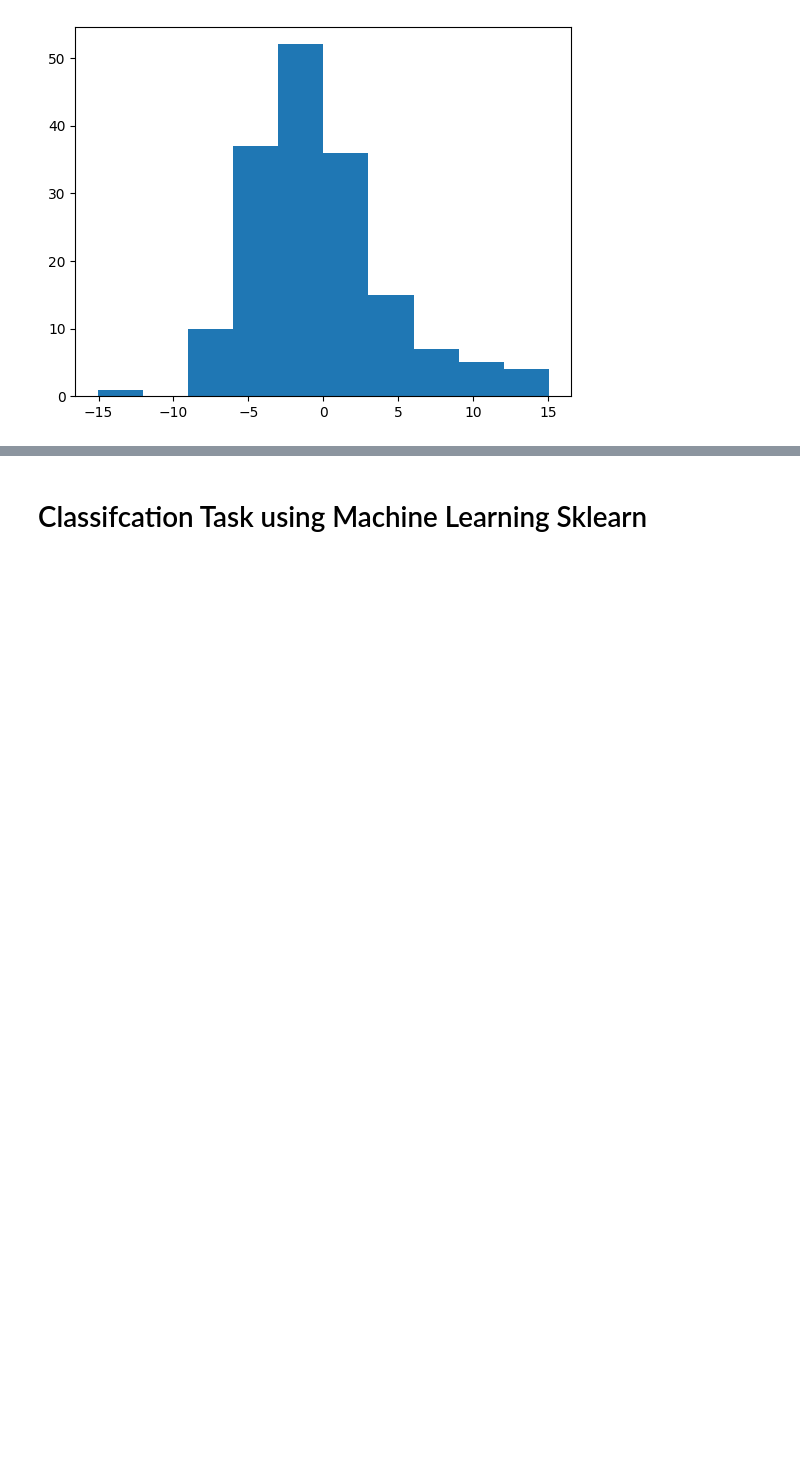
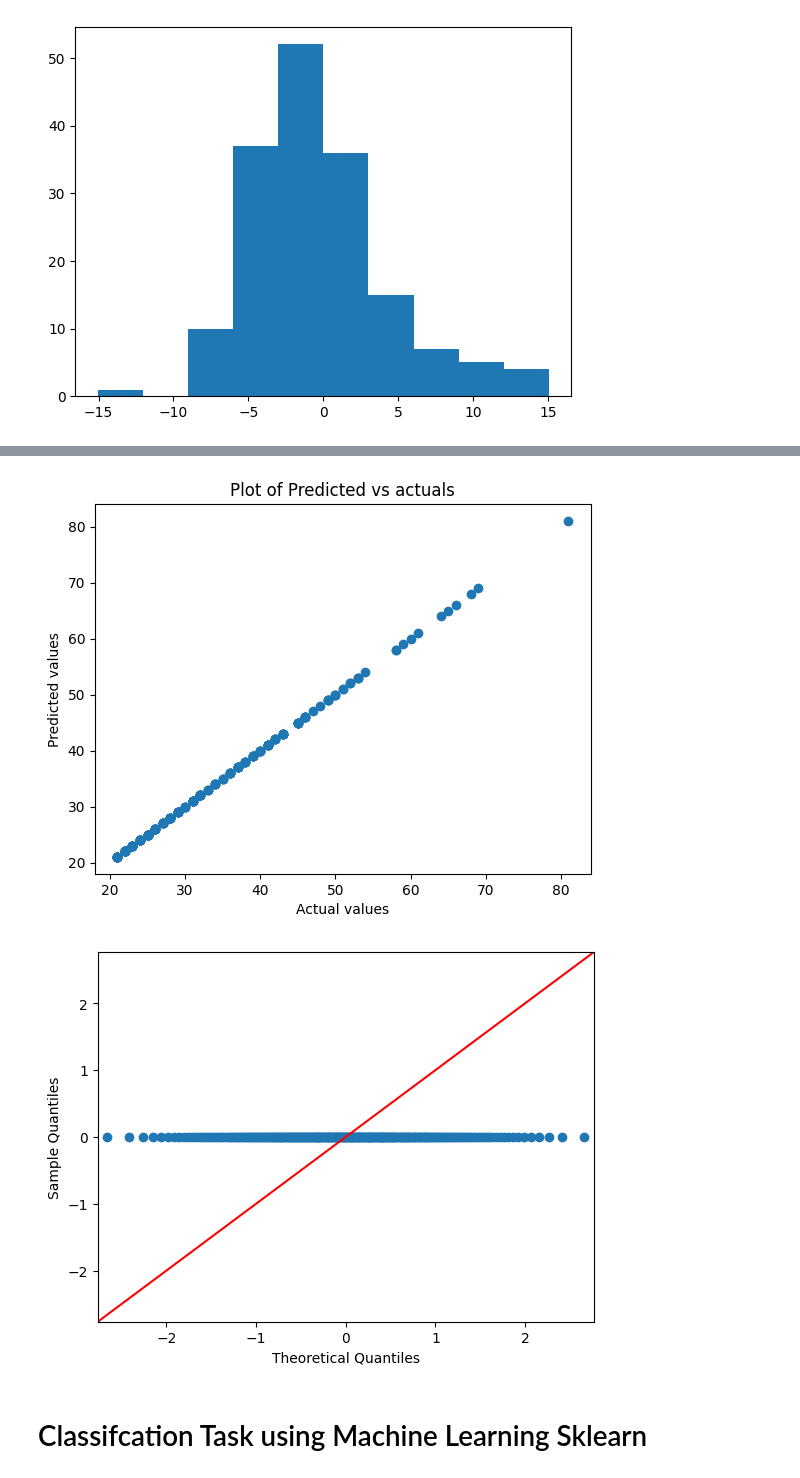
Before and after one commit to ashvinmanoj/DGVC, a Jupyter notebook: 18. Machine Learning Prediction.ipynb, the cells around one changed output, grey strips where cells are left out. Drawn from its saved outputs; the diff is of its cells as text; code cells hidden in the pictures; blank space fills up the shorter version.

```diff
--- a/18. Machine Learning Prediction.ipynb
+++ b/18. Machine Learning Prediction.ipynb
@@ -122,0 +209,7 @@ plt.show()
+# %%
+diabetics['Age_new']=diabetics['Age']
+diabetics.drop(columns=['Age'],inplace=True)
+diabetics['Age']=diabetics['Age_new']
+diabetics.drop(columns=['Age_new'],inplace=True)
+df=diabetics
+diabetics.head()
@@ -122,0 +223,23 @@ plt.show()
+# %%
+df1= df
+df1=df1.values
+# split into input and output elements (Dependant and Target variables)
+X, y = df1[:, :-1], df1[:, -1]
+# split into train and test sets
+X_train, X_test, y_train, y_test = sklearn.model_selection.train_test_split(X, y, test_size=0.33, random_state=1)
+model = LinearRegression()
+model.fit(X_train, y_train)
+# Predict the output
+yhat = model.predict(X_test)
+R2= r2_score(y_test, yhat)*100
+print("Model Accuracy score R2:", R2)
+
+# from sklearn.metrics import mean_squared_error
+mse = sklearn.metrics.mean_squared_error(y_test, yhat, squared=False)
+print('MSE: ',mse)
+
+rms = sklearn.metrics.mean_squared_error(y_test, yhat, squared=True)
+print('RMS: ', rms)
+
+mae = sklearn.metrics.mean_absolute_error(y_test, yhat)
+print('MAE: ', mae)
@@ -123,3 +385,21 @@ plt.show()
+# %%
+import matplotlib.pyplot as plt
+plt.scatter(y_test, yhat)
+plt.xlabel('Actual values')
+plt.ylabel('Predicted values')
+plt.title('Plot of Predicted vs actuals')
+plt.show()
+
+residual = (y_test - yhat)
+import statsmodels.api as sm
+import matplotlib.pyplot as plt
+
+#create Q-Q plot with 45-degree line added to plot
+fig = sm.qqplot(residual, line='45')
+plt.show()
+# %% [output]
+[figure, added]
+[figure, added]
 # %% [markdown]
 # Classifcation Task using Machine Learning Sklearn
 # %%
```
Also changed, not shown: parts of 24 cells of this notebook.
